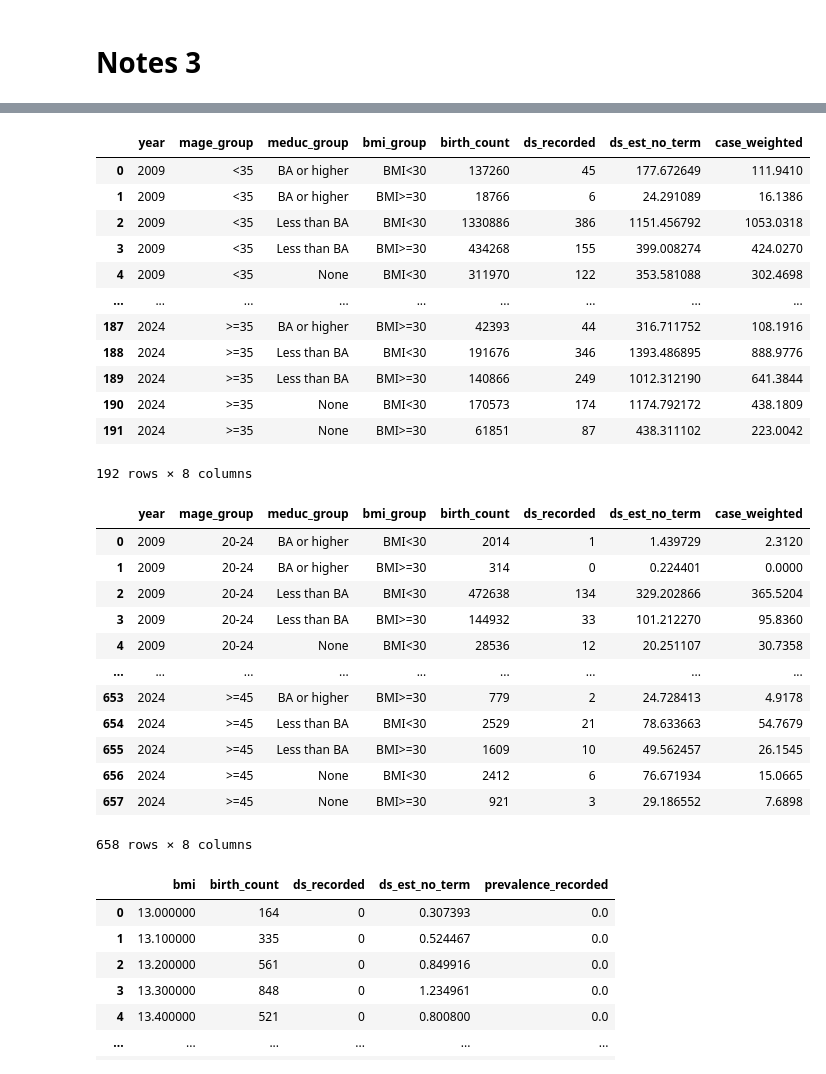
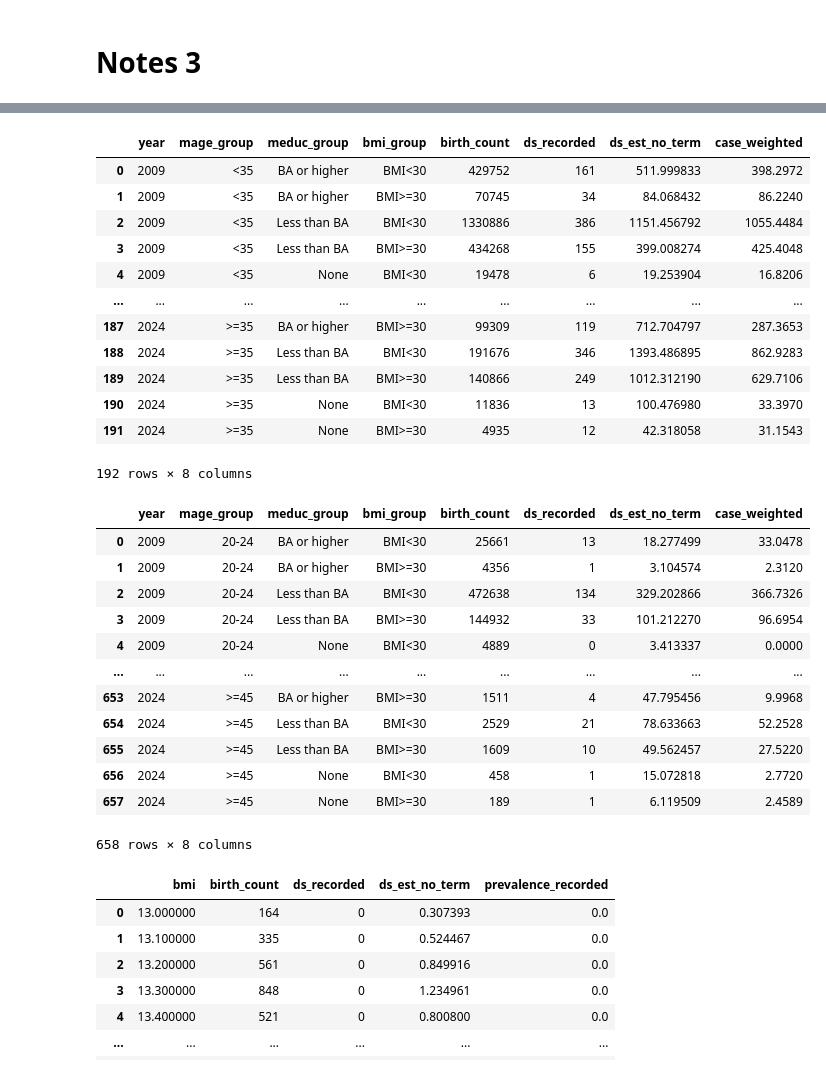
Before and after one commit to frankbuckley/ds-births-populations, a Jupyter notebook: projects/us-birth-certificates/notes-3.ipynb, the cells around one changed output, grey strips where cells are left out. Cells and saved outputs as stored; diff of their text form; code cells hidden in the pictures.

```diff
--- a/projects/us-birth-certificates/notes-3.ipynb
+++ b/projects/us-birth-certificates/notes-3.ipynb
@@ -129,44 +129,44 @@ meduc_df
 # %%
 meduc_df = con.execute(
     f"""
     SELECT b.year,
            CASE WHEN b.mage_c < 35 THEN '<35' ELSE '>=35' END as mage_group,
            CASE
                WHEN b.meduc < 6 THEN 'Less than BA'
-               WHEN b.meduc > 6 AND b.meduc < 9 THEN 'BA or higher'
+               WHEN b.meduc >= 6 AND b.meduc < 9 THEN 'BA or higher'
                ELSE NULL
            END as meduc_group,
            CASE
                 WHEN {vars.BMI} >= 70 THEN NULL
                 WHEN {vars.BMI} < 30 THEN 'BMI<30'
                 WHEN {vars.BMI} >= 30 THEN 'BMI>=30'
                 ELSE NULL
            END as bmi_group,
            COUNT(*)             as birth_count,
            SUM(b.down_ind)::INT as ds_recorded, SUM(b.p_ds_lb_nt) as ds_est_no_term,
            SUM(b.ds_case_weight) as case_weighted,
     FROM us_births as b
     WHERE b.year >= 2009
         AND b.bmi >= 13.0 AND b.bmi < 99.0
     GROUP BY b.year, mage_group, meduc_group, bmi_group
     ORDER BY b.year, mage_group, meduc_group, bmi_group
     """
 ).df()
 meduc_df.to_csv(f"./output/meduc_age_group_4_by_year-{datetime.now().strftime("%Y%m%d%H%M")}.csv", index=False)
 meduc_df
 # %% [output]
 |  | year | mage_group | meduc_group | bmi_group | birth_count | ds_recorded | ds_est_no_term | case_weighted |
-| 0 | 2009 | <35 | BA or higher | BMI<30 | 137260 | 45 | 177.672649 | 111.9410 |
-| 1 | 2009 | <35 | BA or higher | BMI>=30 | 18766 | 6 | 24.291089 | 16.1386 |
-| 2 | 2009 | <35 | Less than BA | BMI<30 | 1330886 | 386 | 1151.456792 | 1053.0318 |
-| 3 | 2009 | <35 | Less than BA | BMI>=30 | 434268 | 155 | 399.008274 | 424.0270 |
-| 4 | 2009 | <35 | None | BMI<30 | 311970 | 122 | 353.581088 | 302.4698 |
+| 0 | 2009 | <35 | BA or higher | BMI<30 | 429752 | 161 | 511.999833 | 398.2972 |
+| 1 | 2009 | <35 | BA or higher | BMI>=30 | 70745 | 34 | 84.068432 | 86.2240 |
+| 2 | 2009 | <35 | Less than BA | BMI<30 | 1330886 | 386 | 1151.456792 | 1055.4484 |
+| 3 | 2009 | <35 | Less than BA | BMI>=30 | 434268 | 155 | 399.008274 | 425.4048 |
+| 4 | 2009 | <35 | None | BMI<30 | 19478 | 6 | 19.253904 | 16.8206 |
 | ... | ... | ... | ... | ... | ... | ... | ... | ... |
-| 187 | 2024 | >=35 | BA or higher | BMI>=30 | 42393 | 44 | 316.711752 | 108.1916 |
-| 188 | 2024 | >=35 | Less than BA | BMI<30 | 191676 | 346 | 1393.486895 | 888.9776 |
-| 189 | 2024 | >=35 | Less than BA | BMI>=30 | 140866 | 249 | 1012.312190 | 641.3844 |
-| 190 | 2024 | >=35 | None | BMI<30 | 170573 | 174 | 1174.792172 | 438.1809 |
-| 191 | 2024 | >=35 | None | BMI>=30 | 61851 | 87 | 438.311102 | 223.0042 |
+| 187 | 2024 | >=35 | BA or higher | BMI>=30 | 99309 | 119 | 712.704797 | 287.3653 |
+| 188 | 2024 | >=35 | Less than BA | BMI<30 | 191676 | 346 | 1393.486895 | 862.9283 |
+| 189 | 2024 | >=35 | Less than BA | BMI>=30 | 140866 | 249 | 1012.312190 | 629.7106 |
+| 190 | 2024 | >=35 | None | BMI<30 | 11836 | 13 | 100.476980 | 33.3970 |
+| 191 | 2024 | >=35 | None | BMI>=30 | 4935 | 12 | 42.318058 | 31.1543 |
 192 rows × 8 columns
 # %%
 meduc_df = con.execute(
@@ -183,7 +183,7 @@ meduc_df = con.execute(
            END              as mage_group,
            CASE
                WHEN b.meduc < 6 THEN 'Less than BA'
-               WHEN b.meduc > 6 AND b.meduc < 9 THEN 'BA or higher'
+               WHEN b.meduc >= 6 AND b.meduc < 9 THEN 'BA or higher'
                ELSE NULL
            END as meduc_group,
            CASE
@@ -206,17 +206,17 @@ meduc_df.to_csv(f"./output/meduc_age_group_5_by_year-{datetime.now().strftime("%
 meduc_df
 # %% [output]
 |  | year | mage_group | meduc_group | bmi_group | birth_count | ds_recorded | ds_est_no_term | case_weighted |
-| 0 | 2009 | 20-24 | BA or higher | BMI<30 | 2014 | 1 | 1.439729 | 2.3120 |
-| 1 | 2009 | 20-24 | BA or higher | BMI>=30 | 314 | 0 | 0.224401 | 0.0000 |
-| 2 | 2009 | 20-24 | Less than BA | BMI<30 | 472638 | 134 | 329.202866 | 365.5204 |
-| 3 | 2009 | 20-24 | Less than BA | BMI>=30 | 144932 | 33 | 101.212270 | 95.8360 |
-| 4 | 2009 | 20-24 | None | BMI<30 | 28536 | 12 | 20.251107 | 30.7358 |
+| 0 | 2009 | 20-24 | BA or higher | BMI<30 | 25661 | 13 | 18.277499 | 33.0478 |
+| 1 | 2009 | 20-24 | BA or higher | BMI>=30 | 4356 | 1 | 3.104574 | 2.3120 |
+| 2 | 2009 | 20-24 | Less than BA | BMI<30 | 472638 | 134 | 329.202866 | 366.7326 |
+| 3 | 2009 | 20-24 | Less than BA | BMI>=30 | 144932 | 33 | 101.212270 | 96.6954 |
+| 4 | 2009 | 20-24 | None | BMI<30 | 4889 | 0 | 3.413337 | 0.0000 |
 | ... | ... | ... | ... | ... | ... | ... | ... | ... |
-| 653 | 2024 | >=45 | BA or higher | BMI>=30 | 779 | 2 | 24.728413 | 4.9178 |
-| 654 | 2024 | >=45 | Less than BA | BMI<30 | 2529 | 21 | 78.633663 | 54.7679 |
-| 655 | 2024 | >=45 | Less than BA | BMI>=30 | 1609 | 10 | 49.562457 | 26.1545 |
-| 656 | 2024 | >=45 | None | BMI<30 | 2412 | 6 | 76.671934 | 15.0665 |
-| 657 | 2024 | >=45 | None | BMI>=30 | 921 | 3 | 29.186552 | 7.6898 |
+| 653 | 2024 | >=45 | BA or higher | BMI>=30 | 1511 | 4 | 47.795456 | 9.9968 |
+| 654 | 2024 | >=45 | Less than BA | BMI<30 | 2529 | 21 | 78.633663 | 52.2528 |
+| 655 | 2024 | >=45 | Less than BA | BMI>=30 | 1609 | 10 | 49.562457 | 27.5220 |
+| 656 | 2024 | >=45 | None | BMI<30 | 458 | 1 | 15.072818 | 2.7720 |
+| 657 | 2024 | >=45 | None | BMI>=30 | 189 | 1 | 6.119509 | 2.4589 |
 658 rows × 8 columns
 # %%
 bmi_df = con.execute(
```
Also changed, not shown: parts of 3 cells of this notebook, 2 other files.
